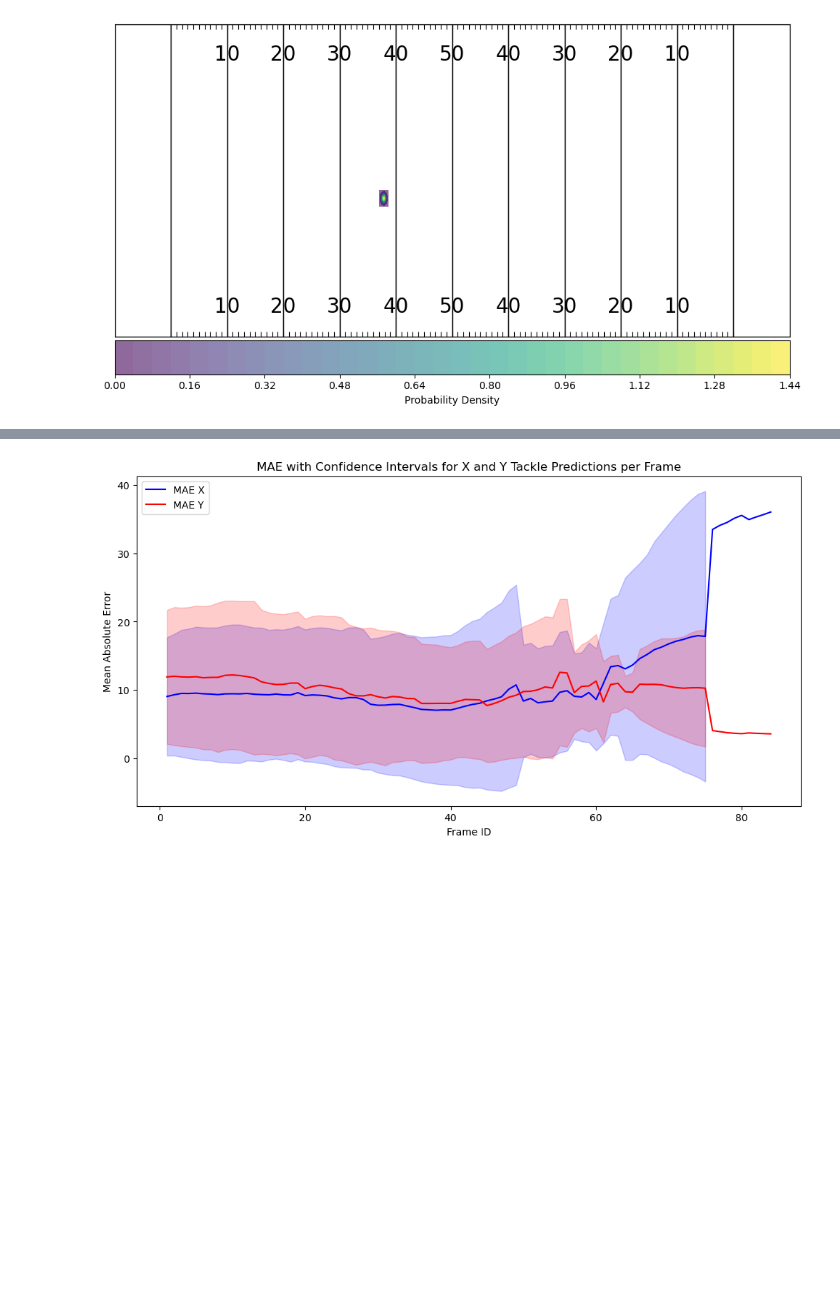
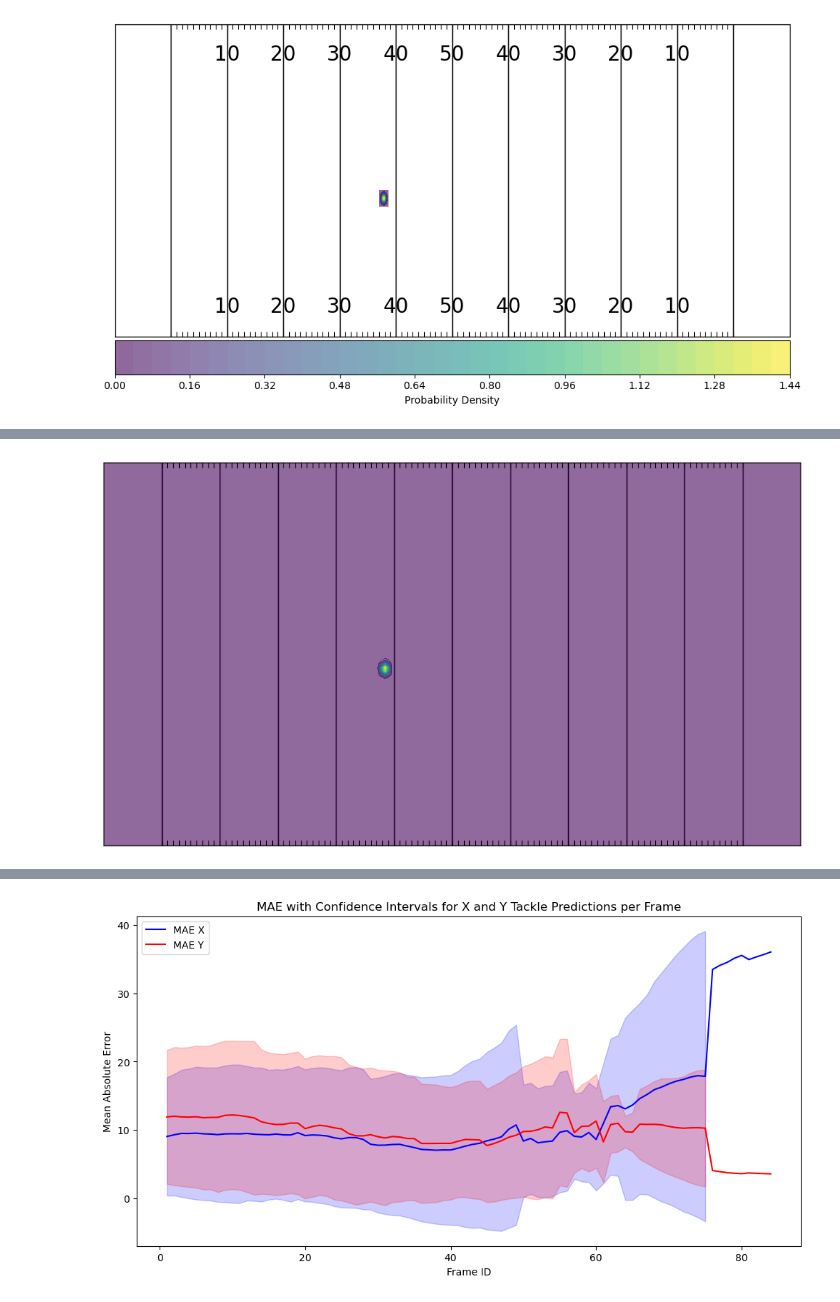
Before and after one commit to tbryan2/nfl-big-data-bowl-2024, a Jupyter notebook: notebooks/Gaussian_Regression.ipynb, the cells around one changed output, grey strips where cells are left out. Drawn from its saved outputs; the diff is of its cells as text; code cells hidden in the pictures; blank space fills up the shorter version.

Commit message:
animate distribution on field

```diff
--- a/notebooks/Gaussian_Regression.ipynb
+++ b/notebooks/Gaussian_Regression.ipynb
@@ -278,0 +318,72 @@ plt.show()
+# %%
+import numpy as np
+import matplotlib.pyplot as plt
+import matplotlib.patches as patches
+from matplotlib.animation import FuncAnimation
+from scipy.stats import multivariate_normal
+from IPython.display import HTML
+
+# Function to create a football field
+def create_football_field(line_color='black', field_color='white'):
+    fig, ax = plt.subplots(figsize=(12, 6.65))  # Set figure size to resemble a football field
+
+    # Draw the field as a series of rectangles
+    for i in range(12):
+        rect = patches.Rectangle((10 * i, 0), 10, 53.3, linewidth=1, edgecolor=line_color, facecolor=field_color)
+        ax.add_patch(rect)
+
+    # Customize the ticks and labels
+    ax.tick_params(axis='both', which='both', direction='in', pad=-40, length=5,
+                   bottom=True, top=True, labeltop=True, labelbottom=True,
+                   left=False, right=False, labelleft=False, labelright=False,
+                   color=line_color)
+
+    ax.set_xticks([i for i in range(10, 111)])
+    label_set = [" "] * len(ax.get_xticks())  # Adjust to have empty labels
+    ax.set_xticklabels(label_set, fontsize=20, color=line_color)
+    ax.set_ylim(0, 53.3)
+
+    return fig, ax
+
+# Create the football field
+fig, ax = create_football_field()
+
+# Filter DataFrame for a specific play
+play_id_to_animate = 83  # Example play ID
+frames_to_animate = test_df[test_df['playId'] == play_id_to_animate]
+
+# Update function for the animation
+def update(frame_id):
+    frame_df = frames_to_animate[frames_to_animate['frameId'] == frame_id]
+    if not frame_df.empty:
+        test_sample_x = frame_df[features_list].values.reshape(1, -1)
+        test_sample_y = frame_df[features_list].values.reshape(1, -1)
+
+        mean_x, std_x = gpr_x.predict(test_sample_x, return_std=True)
+        mean_y, std_y = gpr_y.predict(test_sample_y, return_std=True)
+
+        x = np.linspace(0, 120, 100)  # Adjusted to the field width
+        y = np.linspace(0, 53.3, 100)  # Adjusted to the field height
+        X, Y = np.meshgrid(x, y)
+        pos = np.dstack((X, Y))
+
+        covariance_matrix = np.diag([std_x[0]**2, std_y[0]**2])
+        rv = multivariate_normal([mean_x[0], mean_y[0]], covariance_matrix)
+        joint_pdf = rv.pdf(pos)
+
+        # Clear previous contours and redraw
+        for c in reversed(ax.collections):
+            c.remove()
+        contour = ax.contourf(X, Y, joint_pdf, levels=40, cmap='viridis', alpha=0.6)
+
+    return contour,
+
+# Animation setup
+num_frames = frames_to_animate['frameId'].nunique()
+animation = FuncAnimation(fig, update, frames=frames_to_animate['frameId'].unique(), blit=False)
+
+# Display the animation
+HTML(animation.to_jshtml())
+# Or save the animation
+# animation.save('heatmap_animation.gif', writer='pillow', fps=20)
+# %% [output]
@@ -278,0 +391 @@ plt.show()
+[figure, added]
```
Also changed, not shown: parts of 11 cells of this notebook.
